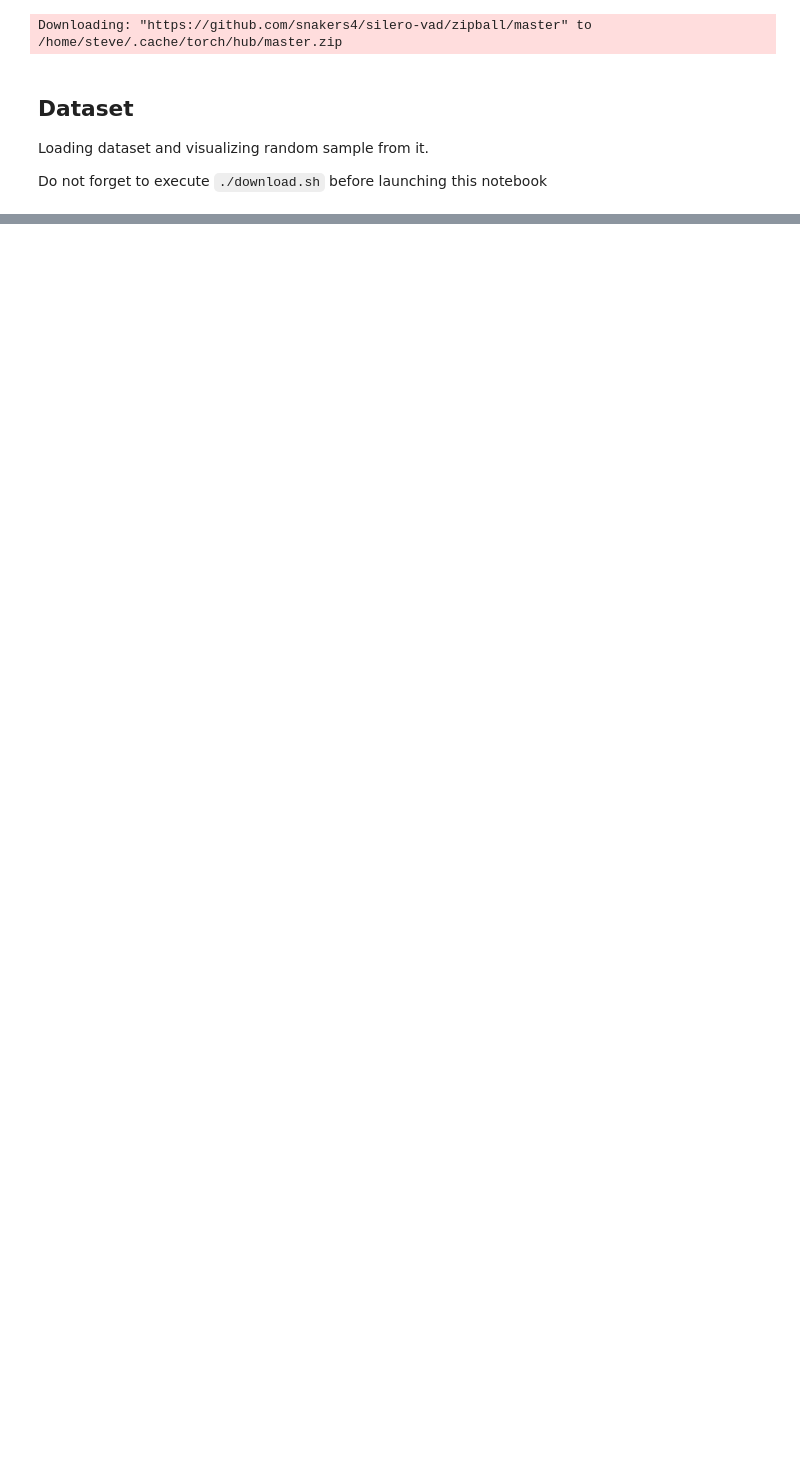
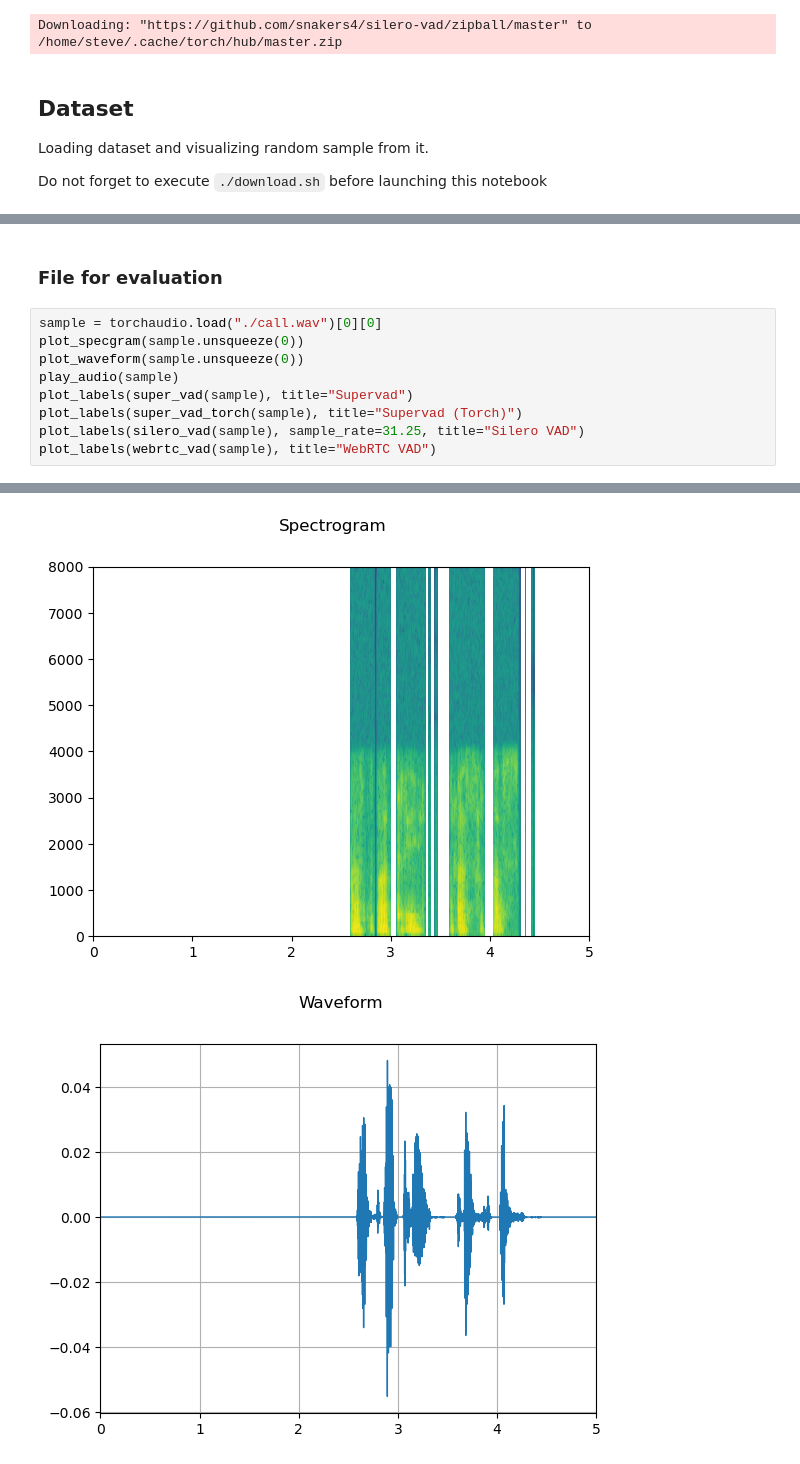
Before and after one commit to ex3ndr/supervad, a Jupyter notebook: evaluation.ipynb, the cells around one changed output, grey strips where cells are left out. Saved outputs shown, nothing was run; the diff lists cells and outputs as text; blank space fills up the shorter version.

Commit message:
fix: fix invalid activation, added evaluation notebook, fixed normalization

```diff
--- a/evaluation.ipynb
+++ b/evaluation.ipynb
@@ -52,0 +46,12 @@ plot_labels(webrtc_vad(sample[0]), title="WebRTC VAD")
+# %% [markdown]
+### File for evaluation
+# %%
+sample = torchaudio.load("./call.wav")[0][0]
+plot_specgram(sample.unsqueeze(0))
+plot_waveform(sample.unsqueeze(0))
+play_audio(sample)
+plot_labels(super_vad(sample), title="Supervad")
+plot_labels(super_vad_torch(sample), title="Supervad (Torch)")
+plot_labels(silero_vad(sample), sample_rate=31.25, title="Silero VAD")
+plot_labels(webrtc_vad(sample), title="WebRTC VAD")
+# %% [output]
@@ -52,0 +59,2 @@ plot_labels(webrtc_vad(sample[0]), title="WebRTC VAD")
+[figure, added]
+[figure, added]
```
Also changed, not shown: parts of 4 cells of this notebook, 7 other files.
